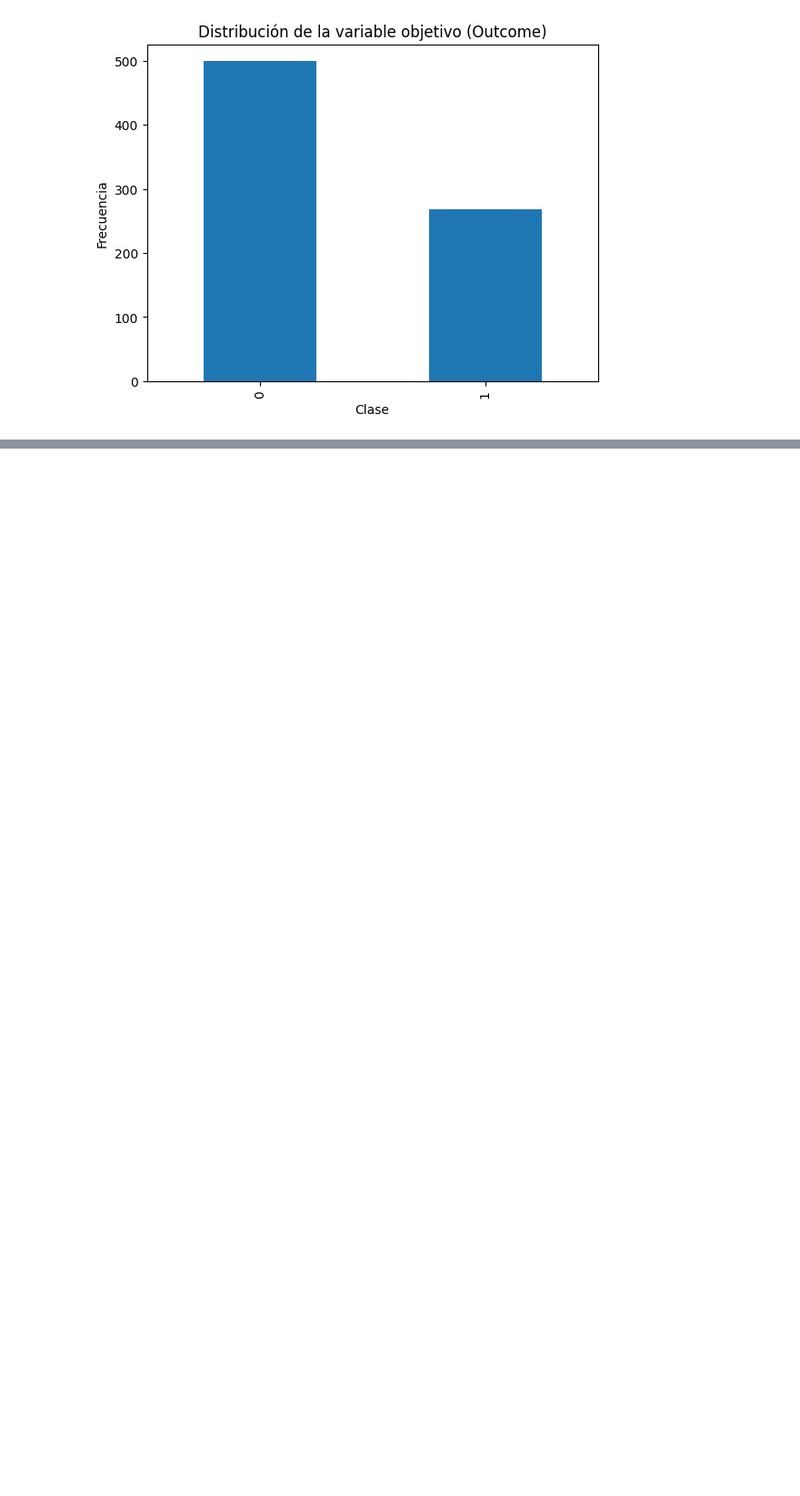
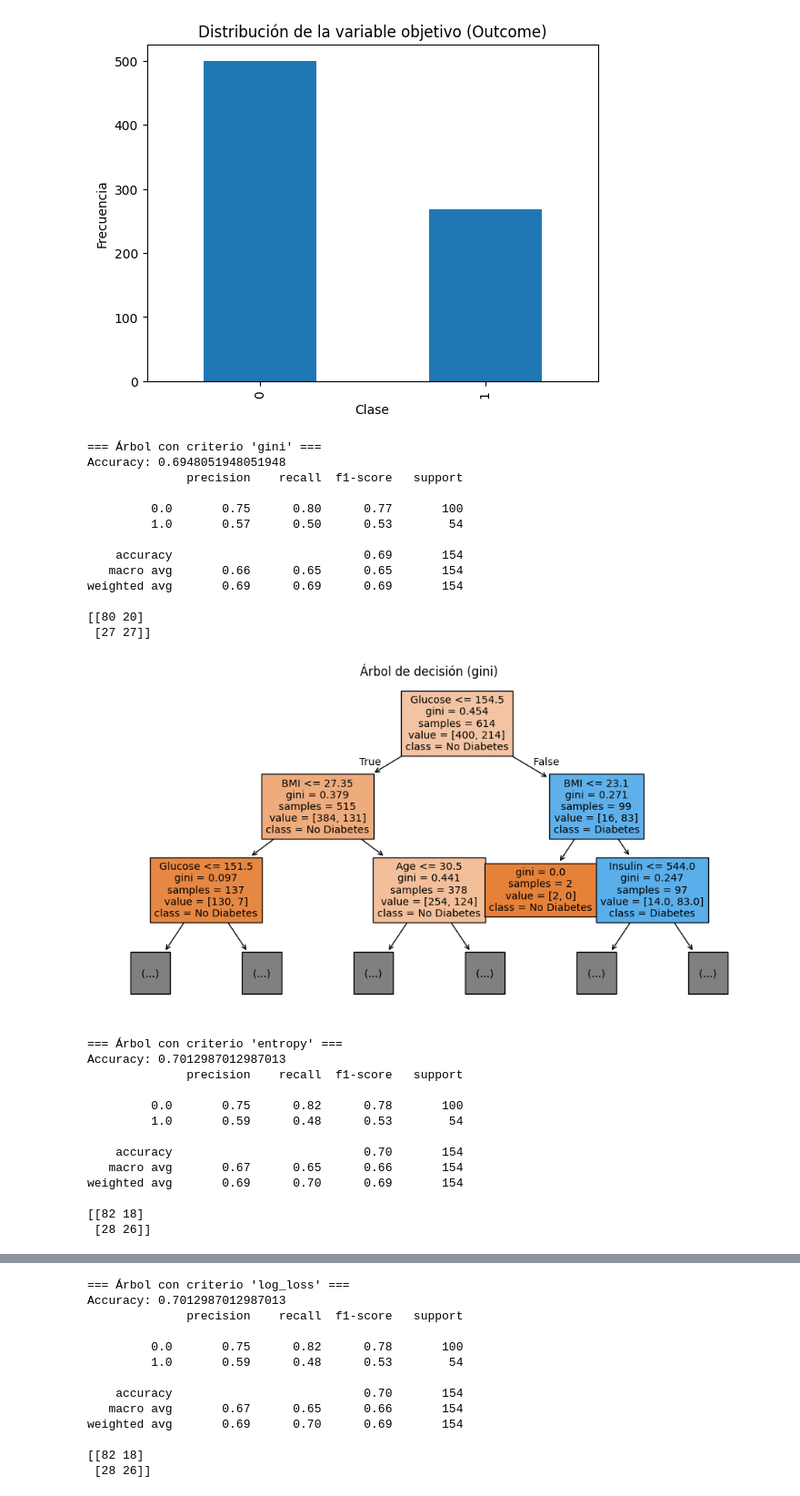
Before and after one commit to 4GeeksAcademy/infoasir20-primer-algoritmo, a Jupyter notebook: src/04-eda-decision-tree.ipynb, the cells around one changed output, grey strips where cells are left out. Shown: that part at 91% size. Drawn from its saved outputs; the diff is of its cells as text; code cells hidden in the pictures; blank space fills up the shorter version.

Commit message:
[decision tree finalizado Eda  incluido]

```diff
--- a/src/04-eda-decision-tree.ipynb
+++ b/src/04-eda-decision-tree.ipynb
@@ -245,3 +246,66 @@ plt.ylabel('Frecuencia')
 plt.show()
 # %% [output]
 [figure]
+# %%
+# Cargar el dataset imputado
+df = pd.read_csv("../data/processed/diabetes_imputado.csv")
+
+# Definir variables predictoras y objetivo
+X = df.drop(columns=['Outcome'])
+y = df['Outcome']
+
+# Dividir en train y test (80% train, 20% test)
+X_train, X_test, y_train, y_test = train_test_split(
+    X, y, test_size=0.2, random_state=42, stratify=y
+)
+
+criterios = ['gini', 'entropy', 'log_loss']
+resultados = {}
+for criterio in criterios:
+    clf = DecisionTreeClassifier(criterion=criterio, random_state=42)
+    clf.fit(X_train, y_train)
+    y_pred = clf.predict(X_test)
+    acc = accuracy_score(y_test, y_pred)
+    resultados[criterio] = acc
+    print(f"=== Árbol con criterio '{criterio}' ===")
+    print("Accuracy:", acc)
+    print(classification_report(y_test, y_pred))
+    print(confusion_matrix(y_test, y_pred))
+    plt.figure(figsize=(12,6))
+    plot_tree(clf, feature_names=X.columns, class_names=['No Diabetes', 'Diabetes'], filled=True, max_depth=2)
+    plt.title(f"Árbol de decisión ({criterio})")
+    plt.show()
+
+# Comparación gráfica de accuracy
+plt.bar(resultados.keys(), resultados.values(), color=['skyblue', 'salmon', 'lightgreen'])
+plt.ylabel("Accuracy")
+plt.title("Comparación de accuracy según función de pureza")
+plt.show()
+# %% [output]
+=== Árbol con criterio 'gini' ===
+Accuracy: 0.6948051948051948
+              precision    recall  f1-score   support
+
+         0.0       0.75      0.80      0.77       100
+         1.0       0.57      0.50      0.53        54
+
+    accuracy                           0.69       154
+   macro avg       0.66      0.65      0.65       154
+weighted avg       0.69      0.69      0.69       154
+
+[[80 20]
+ [27 27]]
+[figure, added]
+=== Árbol con criterio 'entropy' ===
+Accuracy: 0.7012987012987013
+              precision    recall  f1-score   support
+
+         0.0       0.75      0.82      0.78       100
+         1.0       0.59      0.48      0.53        54
+
+    accuracy                           0.70       154
+   macro avg       0.67      0.65      0.66       154
+weighted avg       0.69      0.70      0.69       154
+
+[[82 18]
+ [28 26]]
@@ -247,0 +313,13 @@ plt.show()
+=== Árbol con criterio 'log_loss' ===
+Accuracy: 0.7012987012987013
+              precision    recall  f1-score   support
+
+         0.0       0.75      0.82      0.78       100
+         1.0       0.59      0.48      0.53        54
+
+    accuracy                           0.70       154
+   macro avg       0.67      0.65      0.66       154
+weighted avg       0.69      0.70      0.69       154
+
+[[82 18]
+ [28 26]]
```
Also changed, not shown: parts of 6 cells of this notebook, 1 other file.
